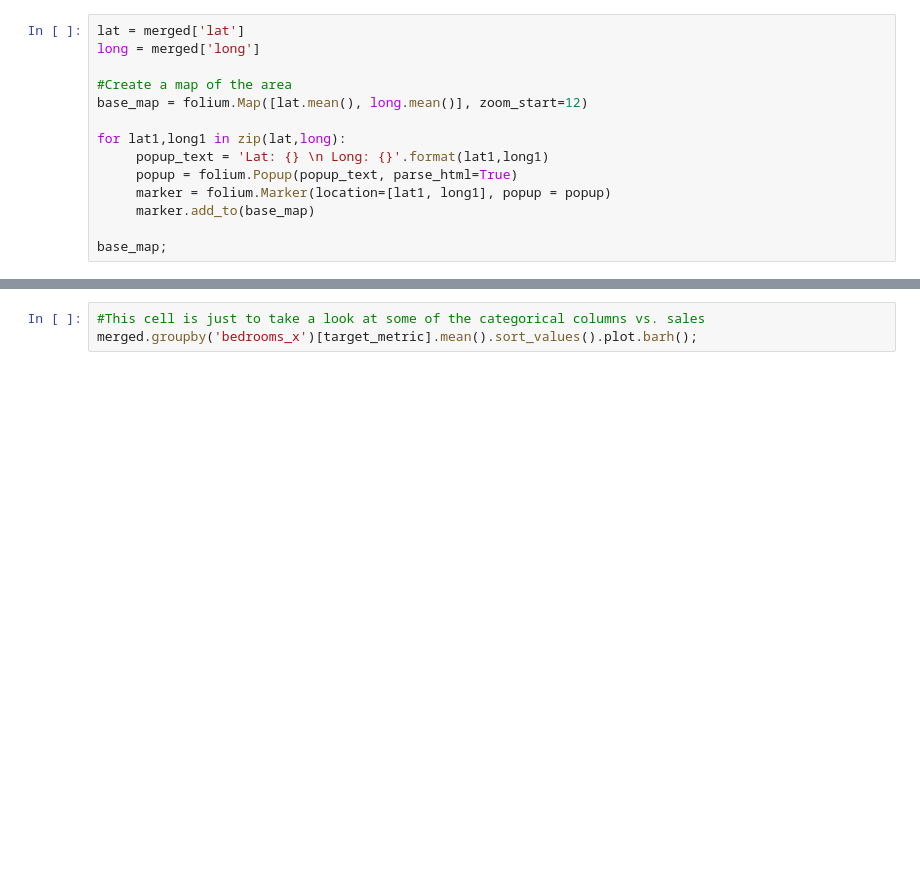
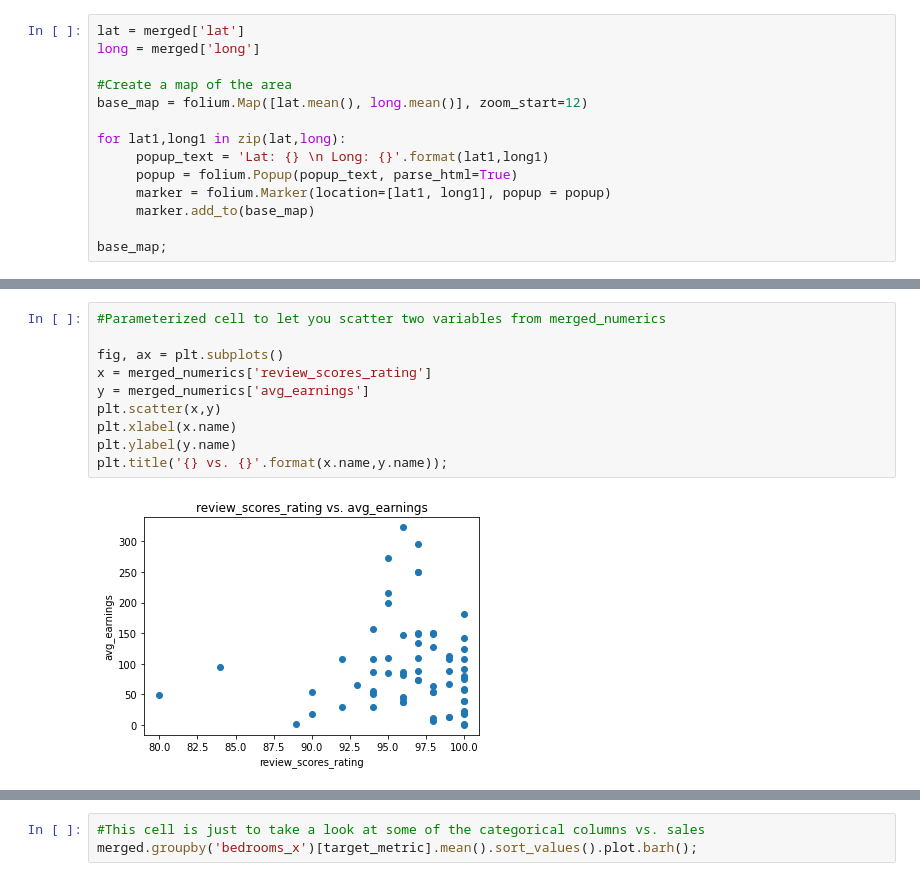
Before and after one commit to DanlBradley/AirBNB-Profit-Predictor, a Jupyter notebook: student.ipynb, the cells around one changed output, grey strips where cells are left out. Cells and saved outputs as stored; diff of their text form; blank space fills up the shorter version.

```diff
--- a/student.ipynb
+++ b/student.ipynb
@@ -188,4 +189,16 @@ Notes:
 strong multicollinearity or other numerical problems.
+# %%
+#Parameterized cell to let you scatter two variables from merged_numerics
+
+fig, ax = plt.subplots()
+x = merged_numerics['review_scores_rating']
+y = merged_numerics['avg_earnings']
+plt.scatter(x,y)
+plt.xlabel(x.name)
+plt.ylabel(y.name)
+plt.title('{} vs. {}'.format(x.name,y.name));
+# %% [output]
+[figure, added]
 # %%
 #Clean up this gigantic DataFrame by dropping irrelevant columns
 #merged_numerics.drop(columns = [])
```
Also changed, not shown: parts of 7 cells of this notebook, 1 other file.
